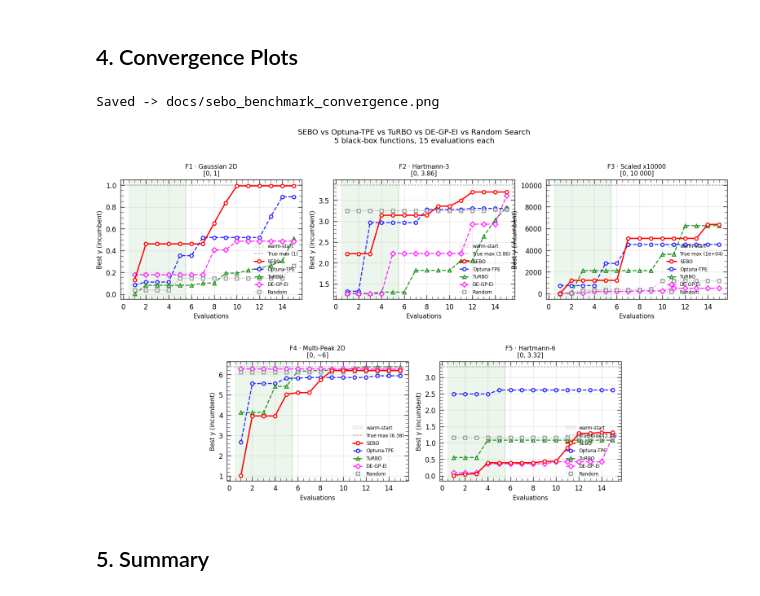
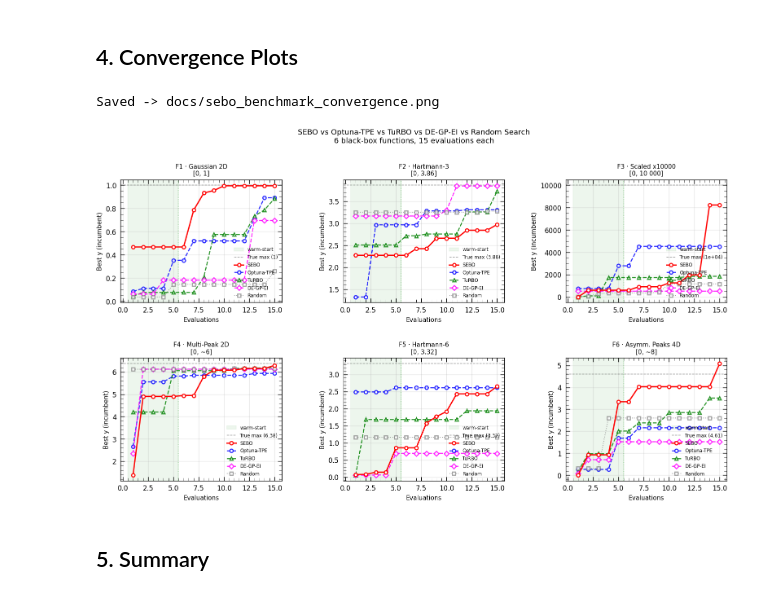
Before and after one commit to karefyllidis/SEBO, a Jupyter notebook: notebooks/sebo_benchmark.ipynb, the cells around one changed output. Saved outputs shown, nothing was run; the diff lists cells and outputs as text; code cells hidden in the pictures.

```diff
--- a/notebooks/sebo_benchmark.ipynb
+++ b/notebooks/sebo_benchmark.ipynb
@@ -334,8 +375,6 @@ Done.
 # %% [markdown]
 ## 4. Convergence Plots
 # %%
-from matplotlib.gridspec import GridSpec
-
 # Marker style consistent with function notebooks (markerfacecolor='w', markeredgewidth=1.5)
 _MK = dict(markersize=5, markerfacecolor="w", markeredgewidth=1.5)
 
@@ -350,21 +389,15 @@ SOLVER_STYLE = {
 
 evals = np.arange(1, TOTAL + 1)
 
-# 2-row layout: 3 plots top, 2 plots centered bottom
-fig = plt.figure(figsize=(16, 8))
-gs = GridSpec(2, 6, figure=fig, wspace=0.42, hspace=0.52)
-axes = [
-    fig.add_subplot(gs[0, 0:2]),   # F1
-    fig.add_subplot(gs[0, 2:4]),   # F2
-    fig.add_subplot(gs[0, 4:6]),   # F3
-    fig.add_subplot(gs[1, 1:3]),   # F4 (centered)
-    fig.add_subplot(gs[1, 3:5]),   # F5 (centered)
-]
+# Clean 2x3 grid
+fig, axes = plt.subplots(2, 3, figsize=(16, 8))
+axes = axes.ravel()
 fig.suptitle(
     "SEBO vs Optuna-TPE vs TuRBO vs DE-GP-EI vs Random Search\n"
-    "5 black-box functions, 15 evaluations each",
+    "6 black-box functions, 15 evaluations each",
     fontsize=11, y=1.01,
 )
+fig.subplots_adjust(hspace=0.45, wspace=0.38)
 
 for ax, (name, res) in zip(axes, results.items()):
     ax.axvspan(0.5, N_INIT + 0.5, alpha=0.07, color="green", zorder=0, label="warm-start")
@@ -384,34 +417,34 @@ for ax, (name, res) in zip(axes, results.items()):
         if curve is None:
             continue
         s = SOLVER_STYLE[label]
         ax.plot(
             evals, curve,
             marker=s["marker"],
             linestyle=s["ls"],
             color=s["color"],
             markeredgecolor=s["color"],
             linewidth=s["lw"],
             alpha=s["alpha"],
             label=label,
             zorder=5 if label == "SEBO" else 3,
             **_MK,
         )
 
     ax.set_xlabel("Evaluations", fontsize=9)
     ax.set_ylabel("Best y (incumbent)", fontsize=9)
     ax.set_title(name, fontsize=9)
     ax.grid(True, alpha=0.3)
     ax.legend(fontsize=7, loc="lower right", framealpha=0.95)
 
 plt.savefig(
     repo_root / "docs" / "sebo_benchmark_convergence.png",
     dpi=150, bbox_inches="tight",
 )
 print(f"Saved -> docs/sebo_benchmark_convergence.png")
 plt.show()
 # %% [output]
 Saved -> docs/sebo_benchmark_convergence.png
-[figure, old version]
+[figure, new version]
 # %% [markdown]
 ## 5. Summary
 # %%
```
Also changed, not shown: parts of 4 cells of this notebook, 4 other files.
